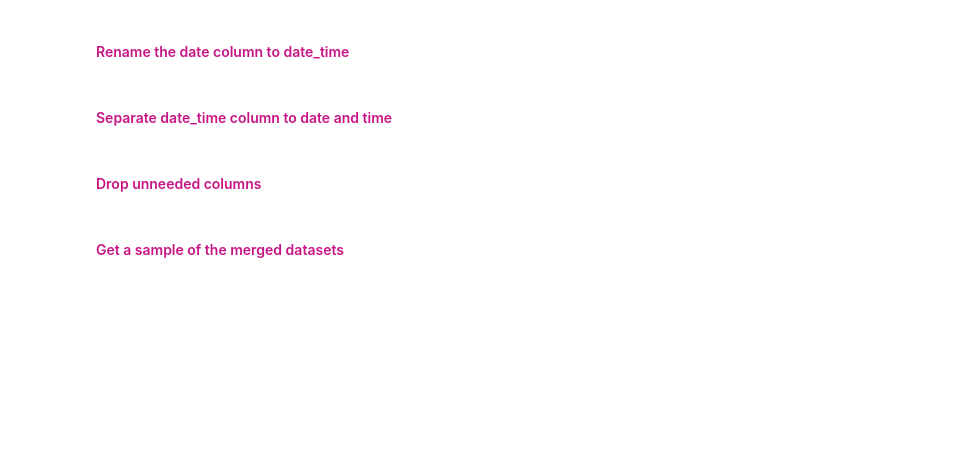
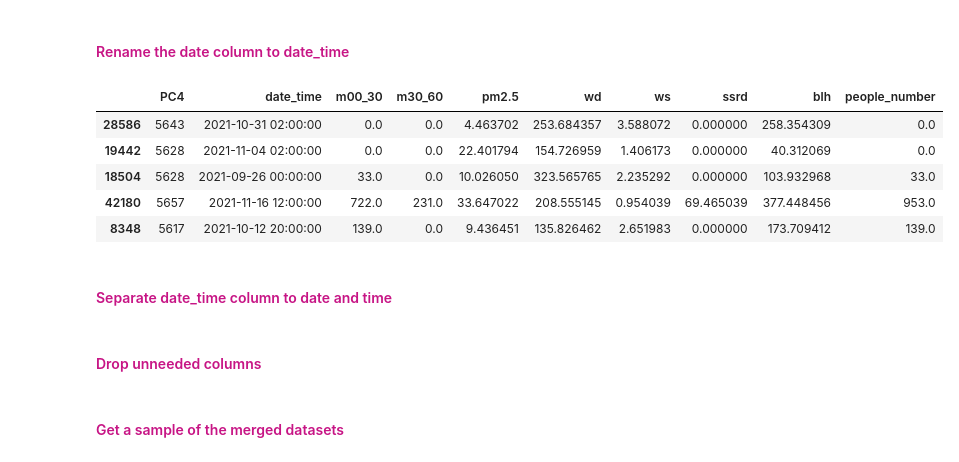
Before and after one commit to rawan-a-d/Air-Quality-Prediction, a Jupyter notebook: notebook.ipynb, the cells around one changed output. Drawn from its saved outputs; the diff is of its cells as text; code cells hidden in the pictures; blank space fills up the shorter version.

```diff
--- a/notebook.ipynb
+++ b/notebook.ipynb
@@ -1593,6 +1559,14 @@ df_merged.sample(5)
 <h4><font color=mediumvioletred>Rename the date column to date_time </font></h4>
 # %%
 df_merged.rename(columns={"date": "date_time"}, inplace=True)
+df_merged.sample(5)
+# %% [output]
+|  | PC4 | date_time | m00_30 | m30_60 | pm2.5 | wd | ws | ssrd | blh | people_number |
+| 28586 | 5643 | 2021-10-31 02:00:00 | 0.0 | 0.0 | 4.463702 | 253.684357 | 3.588072 | 0.000000 | 258.354309 | 0.0 |
+| 19442 | 5628 | 2021-11-04 02:00:00 | 0.0 | 0.0 | 22.401794 | 154.726959 | 1.406173 | 0.000000 | 40.312069 | 0.0 |
+| 18504 | 5628 | 2021-09-26 00:00:00 | 33.0 | 0.0 | 10.026050 | 323.565765 | 2.235292 | 0.000000 | 103.932968 | 33.0 |
+| 42180 | 5657 | 2021-11-16 12:00:00 | 722.0 | 231.0 | 33.647022 | 208.555145 | 0.954039 | 69.465039 | 377.448456 | 953.0 |
+| 8348 | 5617 | 2021-10-12 20:00:00 | 139.0 | 0.0 | 9.436451 | 135.826462 | 2.651983 | 0.000000 | 173.709412 | 139.0 |
 # %% [markdown]
 <h4><font color=mediumvioletred>Separate date_time column to date and time </font></h4>
 # %%
```
Also changed, not shown: parts of 44 cells of this notebook.
